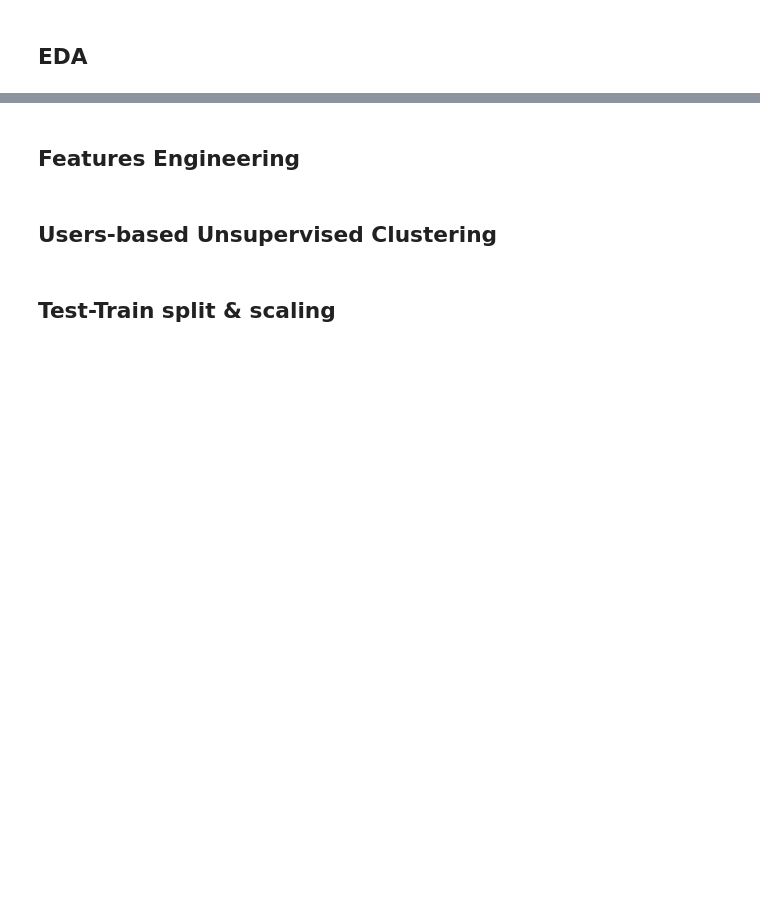
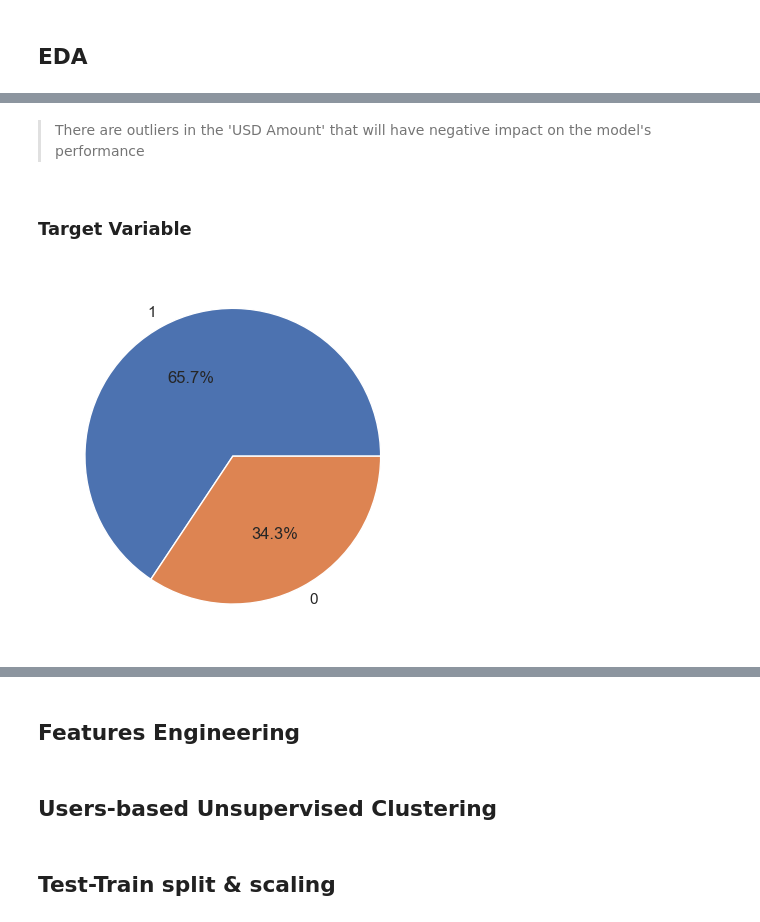
Before and after one commit to liemnh98/upGrad-Domain-Oriented-Case-Study, a Jupyter notebook: main_code.iPynb, the cells around one changed output, grey strips where cells are left out. Saved outputs shown, nothing was run; the diff lists cells and outputs as text; code cells hidden in the pictures; blank space fills up the shorter version.

```diff
--- a/main_code.iPynb
+++ b/main_code.iPynb
@@ -161,0 +214,14 @@ cate_cols = received.select_dtypes(include=['object']).columns
+# %% [markdown]
+> There are outliers in the 'USD Amount' that will have negative impact on the model's performance
+# %%
+# remove the outliers base on the quantile 95%
+received = received[received['USD Amount'] < received['USD Amount'].quantile(0.95)]
+# %% [markdown]
+### Target Variable
+# %%
+# plot taget variable
+sns.set_theme(style="whitegrid")
+plt.pie(received['LATE_PAYMENT'].value_counts(), labels= received['LATE_PAYMENT'].value_counts().index, autopct='%1.1f%%')
+plt.show()
+# %% [output]
+[figure, added]
```
Also changed, not shown: parts of 10 cells of this notebook.
